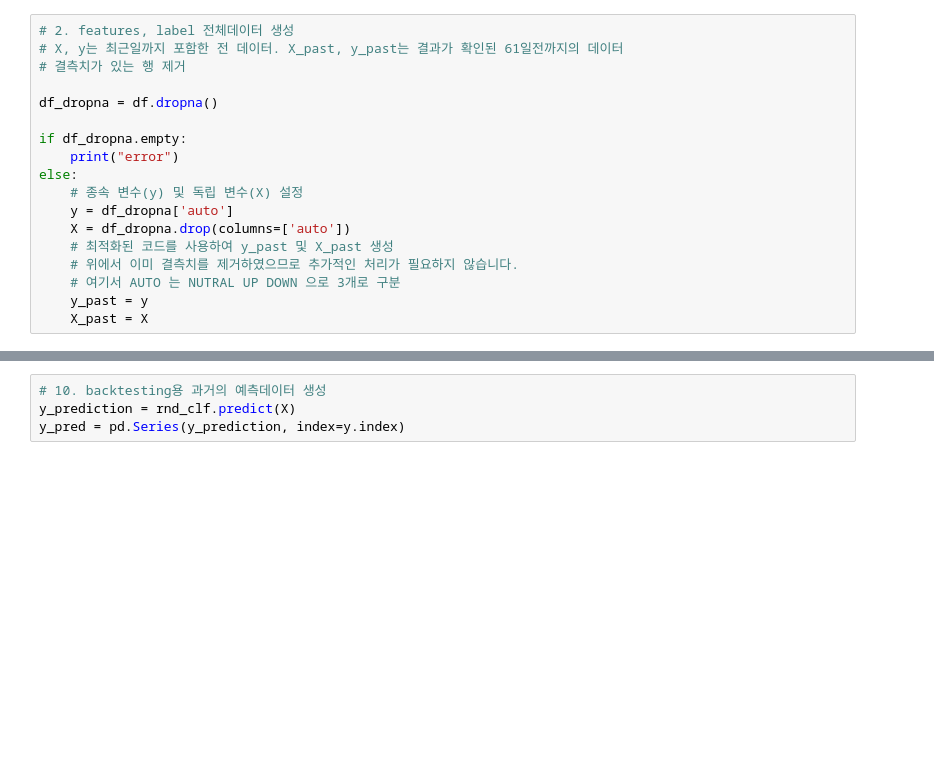
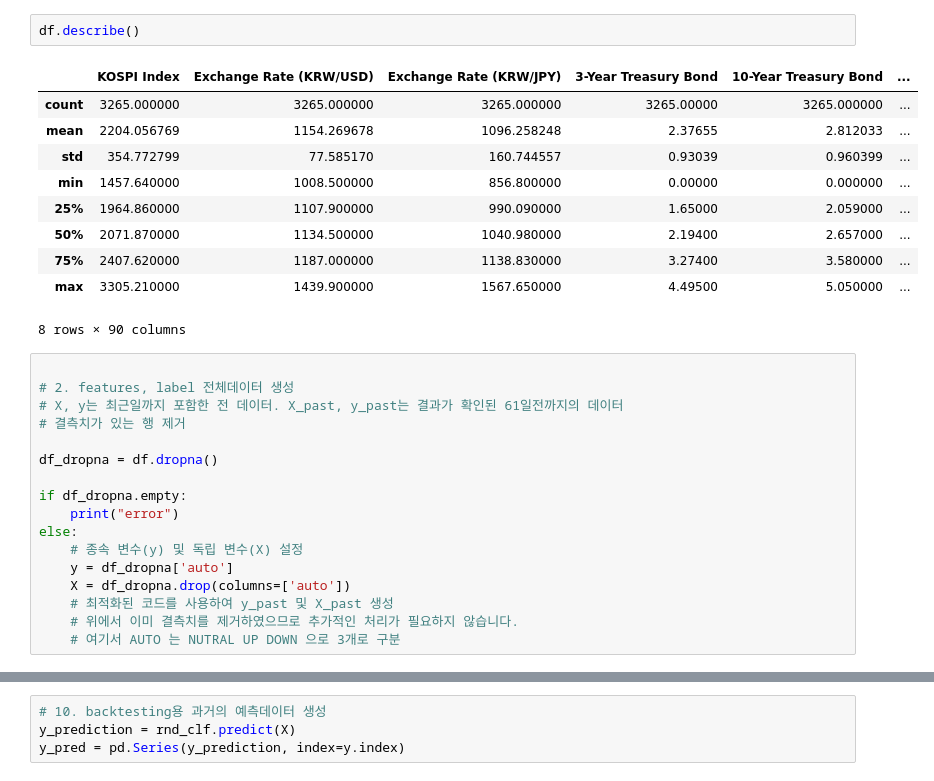
Before and after one commit to simpson000/sic_project_final, a Jupyter notebook: sic/test2.ipynb, the cells around one changed output, grey strips where cells are left out. Cells and saved outputs as stored; diff of their text form; blank space fills up the shorter version.

```diff
--- a/sic/test2.ipynb
+++ b/sic/test2.ipynb
@@ -62,4 +141,18 @@ facter type:
+# %%
+df.describe()
+# %% [output]
+|  | KOSPI Index | Exchange Rate (KRW/USD) | Exchange Rate (KRW/JPY) | 3-Year Treasury Bond | 10-Year Treasury Bond | ... |
+| count | 3265.000000 | 3265.000000 | 3265.000000 | 3265.00000 | 3265.000000 | ... |
+| mean | 2204.056769 | 1154.269678 | 1096.258248 | 2.37655 | 2.812033 | ... |
+| std | 354.772799 | 77.585170 | 160.744557 | 0.93039 | 0.960399 | ... |
+| min | 1457.640000 | 1008.500000 | 856.800000 | 0.00000 | 0.000000 | ... |
+| 25% | 1964.860000 | 1107.900000 | 990.090000 | 1.65000 | 2.059000 | ... |
+| 50% | 2071.870000 | 1134.500000 | 1040.980000 | 2.19400 | 2.657000 | ... |
+| 75% | 2407.620000 | 1187.000000 | 1138.830000 | 3.27400 | 3.580000 | ... |
+| max | 3305.210000 | 1439.900000 | 1567.650000 | 4.49500 | 5.050000 | ... |
+8 rows × 90 columns
 # %%
+
 # 2. features, label 전체데이터 생성
 # X, y는 최근일까지 포함한 전 데이터. X_past, y_past는 결과가 확인된 61일전까지의 데이터
 # 결측치가 있는 행 제거
@@ -75,8 +168,6 @@ else:
     # 최적화된 코드를 사용하여 y_past 및 X_past 생성
     # 위에서 이미 결측치를 제거하였으므로 추가적인 처리가 필요하지 않습니다.
     # 여기서 AUTO 는 NUTRAL UP DOWN 으로 3개로 구분
-    y_past = y
-    X_past = X
 # %%
 
 # 3. train, test 나누기
```
Also changed, not shown: parts of 14 cells of this notebook, 1 other file.
